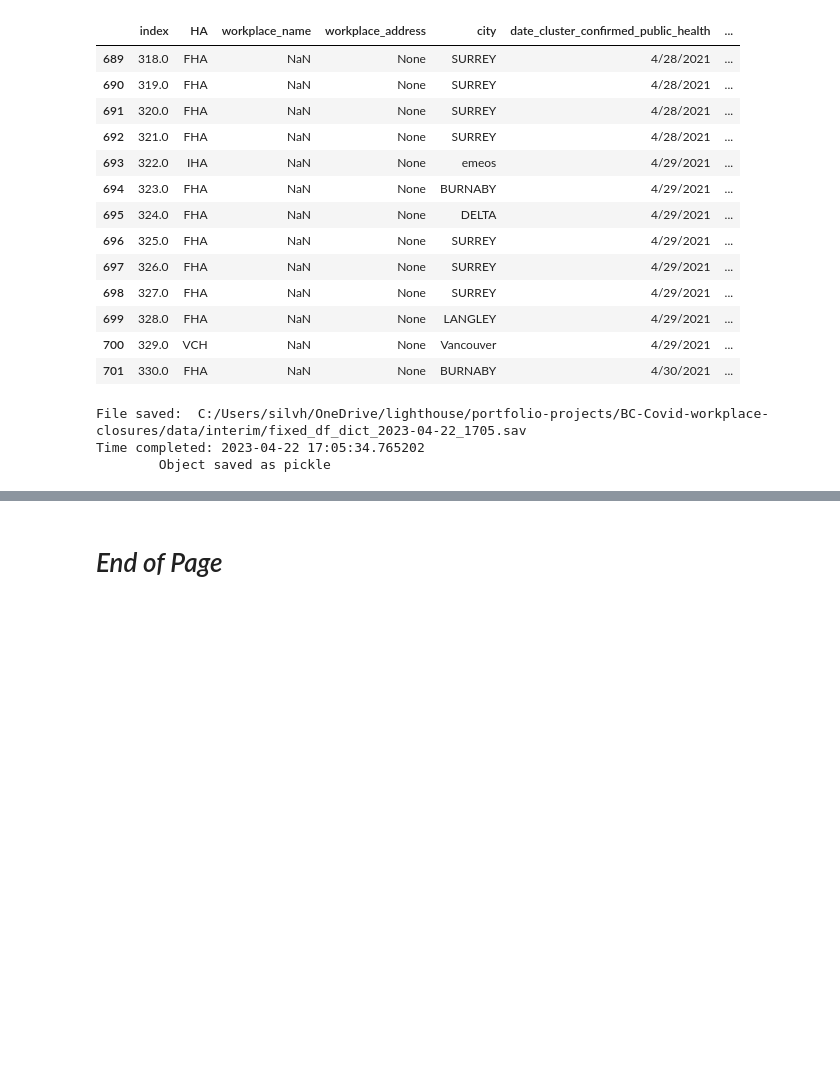
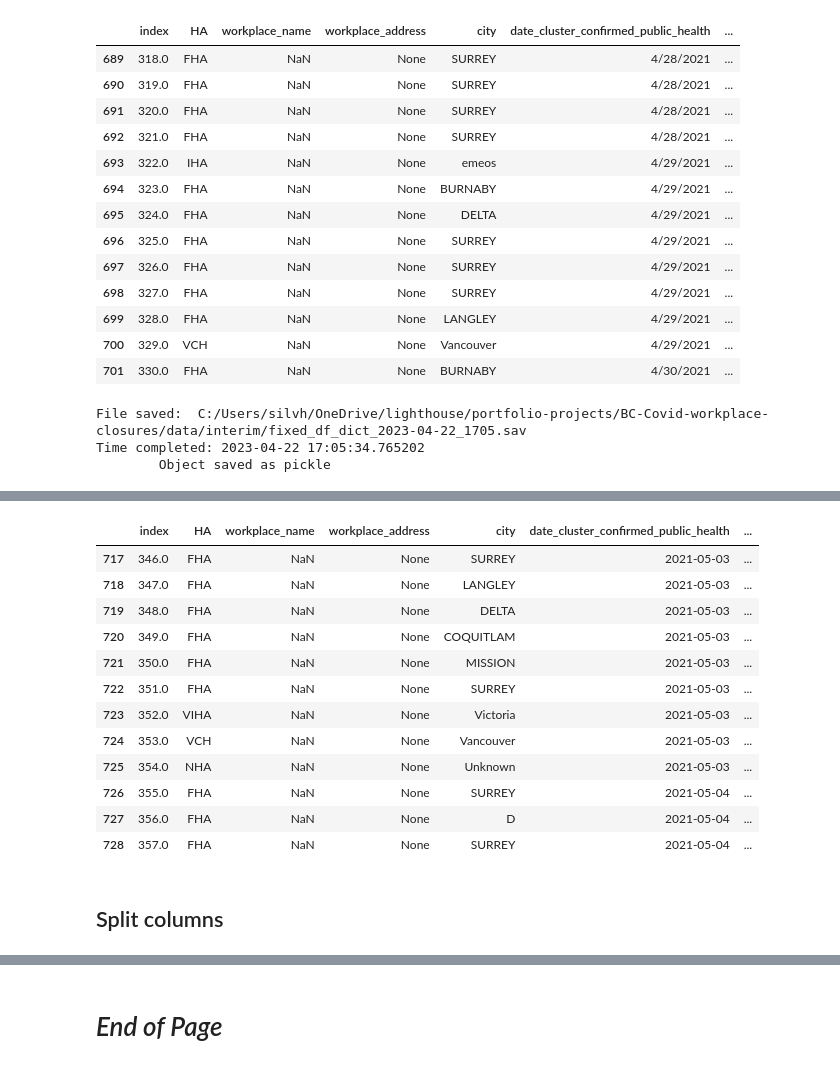
Before and after one commit to silvhua/BC-Covid-workplace-closures, a Jupyter notebook: notebooks/2023-04-22 align columns.ipynb, the cells around one changed output, grey strips where cells are left out. Saved outputs shown, nothing was run; the diff lists cells and outputs as text; code cells hidden in the pictures; blank space fills up the shorter version.

```diff
--- a/notebooks/2023-04-22 align columns.ipynb
+++ b/notebooks/2023-04-22 align columns.ipynb
@@ -641,0 +1291,12 @@ Time completed: 2023-04-22 17:05:34.765202
+# %%
+save=False
+
+function = convert_date_string_to_datetime_bycolumn
+# function = split_column
+if function == convert_date_string_to_datetime_bycolumn:
+    args=None
+elif function == split_column:
+    # args=('latest_reported_cases', 'latest_reported_cases', 'workplace_classification')
+    args=('total_cases', 'total_cases', 'workplace_status')
+fixed_page = process_by_row(
+    problem_rows, index=index, function=function, args=args, save=save)
@@ -641,0 +1321,18 @@ Time completed: 2023-04-22 17:05:34.765202
+# %%
+fixed_page
+# %% [output]
+|  | index | HA | workplace_name | workplace_address | city | date_cluster_confirmed_public_health | ... |
+| 717 | 346.0 | FHA | NaN | None | SURREY | 2021-05-03 | ... |
+| 718 | 347.0 | FHA | NaN | None | LANGLEY | 2021-05-03 | ... |
+| 719 | 348.0 | FHA | NaN | None | DELTA | 2021-05-03 | ... |
+| 720 | 349.0 | FHA | NaN | None | COQUITLAM | 2021-05-03 | ... |
+| 721 | 350.0 | FHA | NaN | None | MISSION | 2021-05-03 | ... |
+| 722 | 351.0 | FHA | NaN | None | SURREY | 2021-05-03 | ... |
+| 723 | 352.0 | VIHA | NaN | None | Victoria | 2021-05-03 | ... |
+| 724 | 353.0 | VCH | NaN | None | Vancouver | 2021-05-03 | ... |
+| 725 | 354.0 | NHA | NaN | None | Unknown | 2021-05-03 | ... |
+| 726 | 355.0 | FHA | NaN | None | SURREY | 2021-05-04 | ... |
+| 727 | 356.0 | FHA | NaN | None | D | 2021-05-04 | ... |
+| 728 | 357.0 | FHA | NaN | None | SURREY | 2021-05-04 | ... |
+# %% [markdown]
+## Split columns
```
Also changed, not shown: parts of 49 cells of this notebook.
